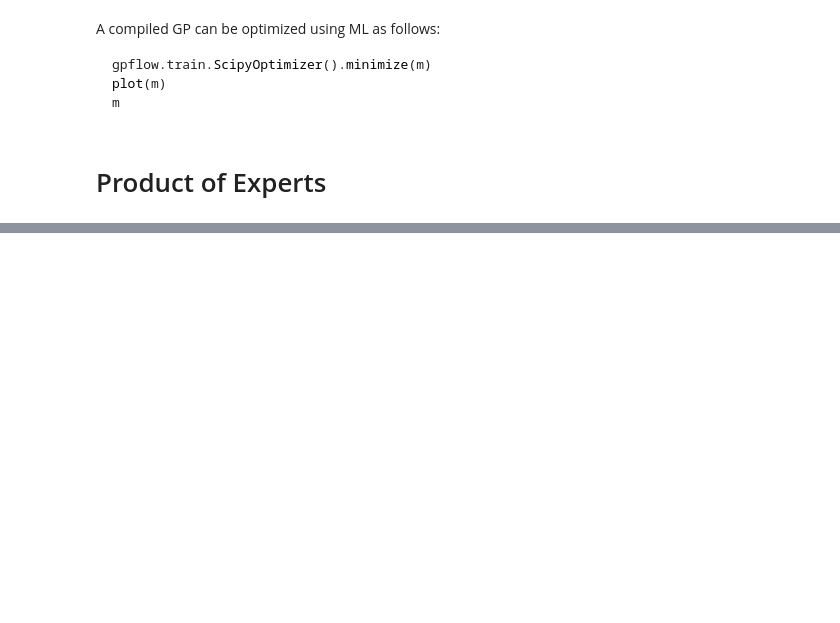
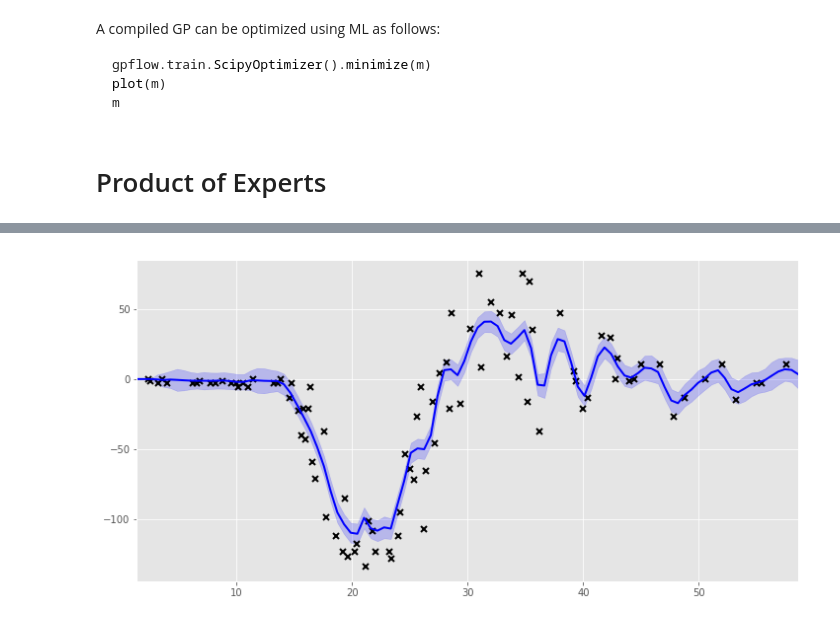
Before and after one commit to trappmartin/DeepStructuredMixtures, a Jupyter notebook: playground/GP Regression.ipynb, the cells around one changed output, grey strips where cells are left out. Drawn from its saved outputs; the diff is of its cells as text; code cells hidden in the pictures; blank space fills up the shorter version.

```diff
--- a/playground/GP Regression.ipynb
+++ b/playground/GP Regression.ipynb
@@ -117,0 +242,34 @@ plotPoE(poe, np.min(X) - 1, np.max(X) + 1)
+# %%
+def plotSMoE(allM, allSplitsPos, K, xstart, xend):
+    xx = np.linspace(xstart, xend, 100)[:,None]
+
+    plt.figure(figsize=(12, 6))
+    plt.plot(X, Y, 'kx', mew=2)
+
+    ymean = np.zeros((len(xx), K))
+    yvar = np.zeros((len(xx), K))
+
+    for k in range(K):
+        c = 0
+        M = allM[k+1]
+        splitsPos = allSplitsPos[k]
+        for (startPos, endPos) in zip(np.hstack([xstart, splitsPos]), np.hstack([splitsPos, xend])):
+            s = (xx[:,0] > endPos) & (xx[:,0] >= startPos)
+            xx_ = xx[s,:]
+
+            mean, var = M[c].predict_y(xx_)
+
+            ymean[s,k] = mean[:,0]
+            yvar[s, k] = var[:,0]
+            c += 1
+
+    ymean = np.mean(ymean, 1)
+    yvar = np.mean(yvar, 1)
+
+    plt.plot(xx, ymean, 'b', lw=2)
+    plt.fill_between(xx[:,0], ymean - 2*np.sqrt(yvar), ymean + 2*np.sqrt(yvar), color='blue', alpha=0.2)
+    plt.xlim(xstart, xend)
+# %%
+plotSMoE(poe, allSplitsPos, K, np.min(X) - 1, np.max(X) + 1)
+# %% [output]
+[figure, added]
```
Also changed, not shown: parts of 11 cells of this notebook.
